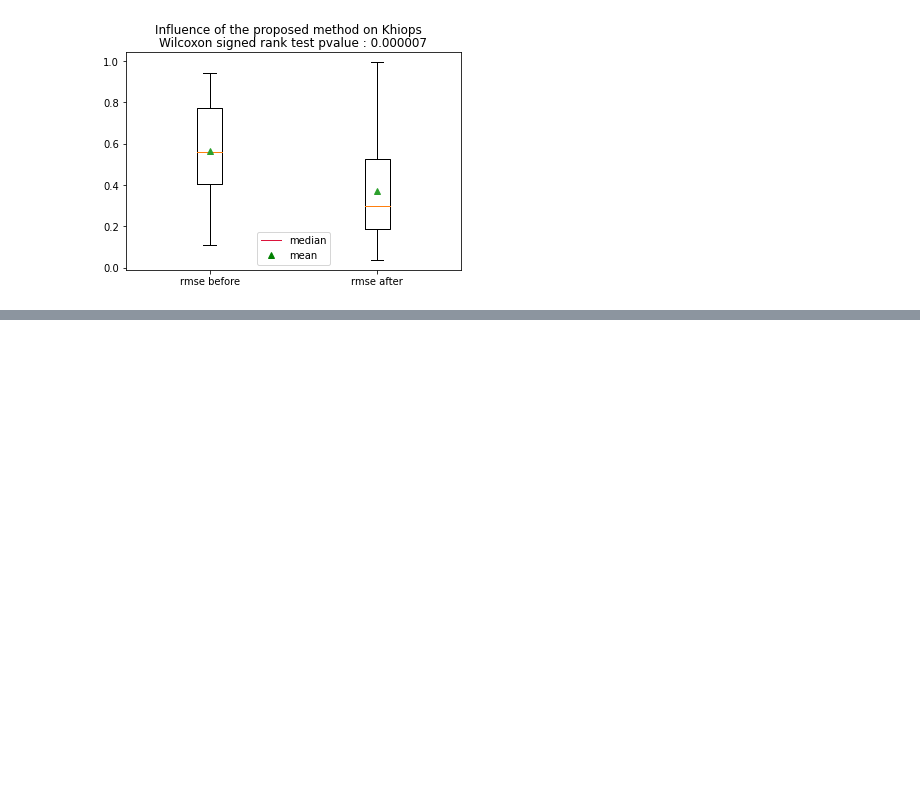
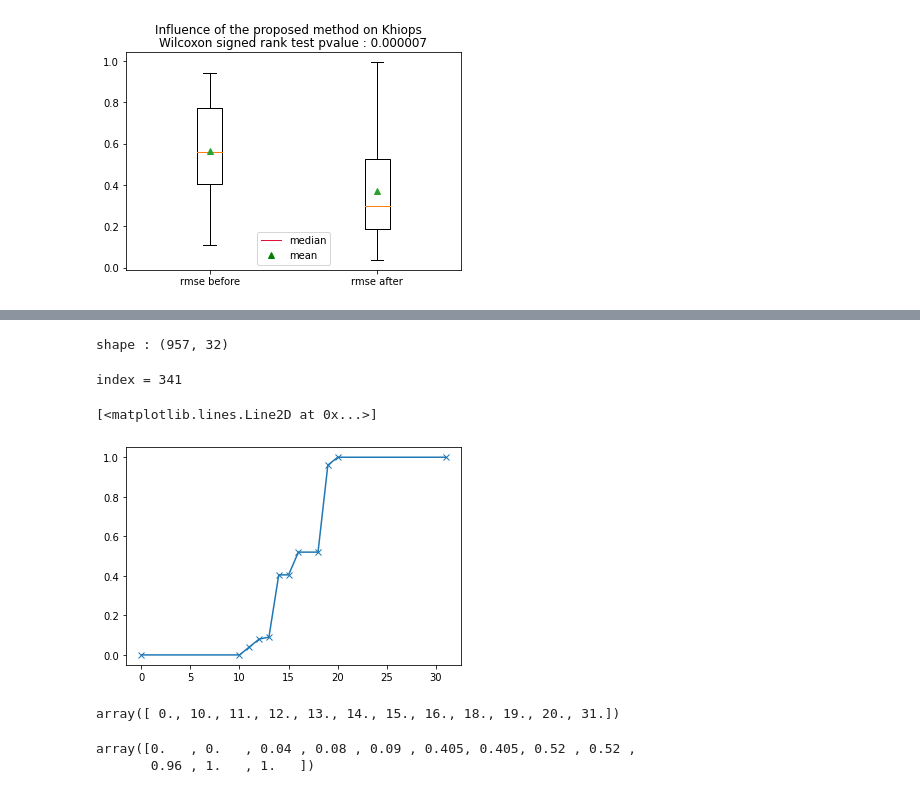
Before and after one commit to ColinTr/ClassificationForRegression, a Jupyter notebook: notebooks/Discussion.ipynb, the cells around one changed output, grey strips where cells are left out. Drawn from its saved outputs; the diff is of its cells as text; code cells hidden in the pictures; blank space fills up the shorter version.

```diff
--- a/notebooks/Discussion.ipynb
+++ b/notebooks/Discussion.ipynb
@@ -468,0 +470,6 @@ create_box_plot(new_khiops_rmse, base_khiops_rmse, 'Influence of the proposed me
+# %%
+split_0_extracted_features_dataset = load_dataset(os.path.join('..', 'data', 'extracted_features', dataset_name, str(n_thresholds) + '_bins_equal_freq_below_threshold', classifier_folder))[0]
+
+split_0_dataset_length = split_0_extracted_features_dataset.shape[0]
+
+split_0_extracted_features_dataset.head()
@@ -468,0 +484,34 @@ create_box_plot(new_khiops_rmse, base_khiops_rmse, 'Influence of the proposed me
+# %%
+thresholds_prediction = []
+
+for class_col in [e for e in split_0_extracted_features_dataset.columns if 'threshold' in e.split('_') and '1|X)' in e.split('_')]:
+    thresholds_prediction.append(list(split_0_extracted_features_dataset[class_col]))
+
+thresholds_prediction = np.array(thresholds_prediction).T
+# %%
+print('shape : (' + str(len(thresholds_prediction)) + ', ' + str(len(thresholds_prediction[0])) + ')')
+# %% [output]
+shape : (957, 32)
+# %%
+abscissa = list(range(32))
+# %%
+rand_index = random.randint(0, len(thresholds_prediction))
+print('index =', rand_index)
+
+y0 = thresholds_prediction[rand_index]
+
+model = IsotonicRegression().fit(abscissa, y0)
+plt.plot(model.X_thresholds_, model.y_thresholds_, marker='x')
+# %% [output]
+index = 341
+[<matplotlib.lines.Line2D at 0x...>]
+[figure, added]
+# %%
+model.X_thresholds_
+# %% [output]
+array([ 0., 10., 11., 12., 13., 14., 15., 16., 18., 19., 20., 31.])
+# %%
+model.y_thresholds_
+# %% [output]
+array([0.   , 0.   , 0.04 , 0.08 , 0.09 , 0.405, 0.405, 0.52 , 0.52 ,
+       0.96 , 1.   , 1.   ])
```
Also changed, not shown: parts of 13 cells of this notebook.
